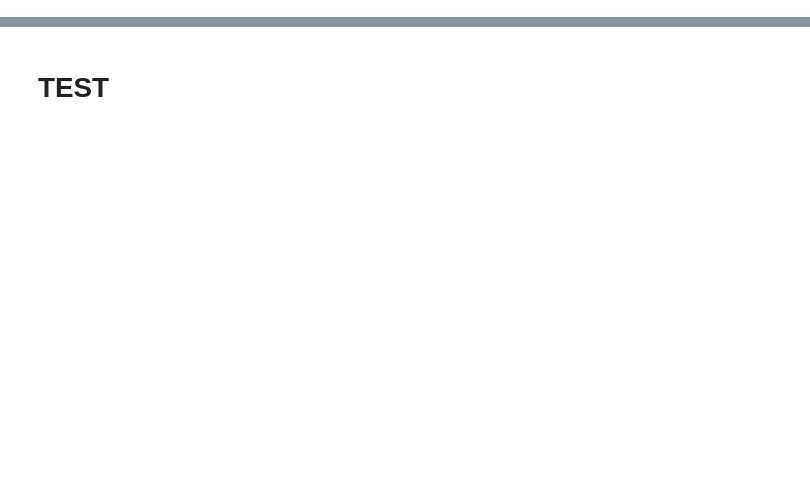
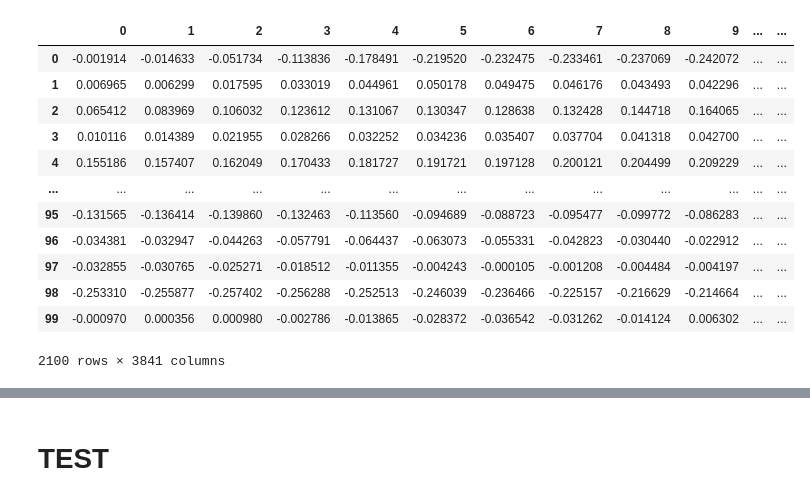
Before and after one commit to avocadopelvis/mental-workload, a Jupyter notebook: mental_load_data.ipynb, the cells around one changed output, grey strips where cells are left out. Saved outputs shown, nothing was run; the diff lists cells and outputs as text; code cells hidden in the pictures; blank space fills up the shorter version.

```diff
--- a/mental_load_data.ipynb
+++ b/mental_load_data.ipynb
@@ -9 +6,32 @@ final = []
+# %%
+def filter_signal(ecg_raw):
+  def bandpass(lowcut, highcut, order=5):
+          nyq = 0.5 * fs
+          low = lowcut / nyq
+          high = highcut / nyq
+          b, a = butter(order, [low, high], btype='band')
+          return b, a
+
+  fs = 256
+  lowcut = 0.1
+  highcut = 45
+  b,a = bandpass(lowcut,highcut)
+  # ecg_raw = data_arr
+  ecg_filter = lfilter(b, a, ecg_raw)
+
+  return ecg_filter
+
+def break_signal(ecg_filter):
+  m = 0
+  n = 3840
+
+  #gets 20 rows from a column
+  while n < 76801:
+    row = ecg_filter[m:n]
+    #append to final
+    final.append(row)
+    m += 3840
+    n += 3840
+
+  return final
 # %%
@@ -45,0 +108,16 @@ for folder in folders:
+# %%
+final_df
+# %% [output]
+|  | 0 | 1 | 2 | 3 | 4 | 5 | 6 | 7 | 8 | 9 | ... | ... |
+| 0 | -0.001914 | -0.014633 | -0.051734 | -0.113836 | -0.178491 | -0.219520 | -0.232475 | -0.233461 | -0.237069 | -0.242072 | ... | ... |
+| 1 | 0.006965 | 0.006299 | 0.017595 | 0.033019 | 0.044961 | 0.050178 | 0.049475 | 0.046176 | 0.043493 | 0.042296 | ... | ... |
+| 2 | 0.065412 | 0.083969 | 0.106032 | 0.123612 | 0.131067 | 0.130347 | 0.128638 | 0.132428 | 0.144718 | 0.164065 | ... | ... |
+| 3 | 0.010116 | 0.014389 | 0.021955 | 0.028266 | 0.032252 | 0.034236 | 0.035407 | 0.037704 | 0.041318 | 0.042700 | ... | ... |
+| 4 | 0.155186 | 0.157407 | 0.162049 | 0.170433 | 0.181727 | 0.191721 | 0.197128 | 0.200121 | 0.204499 | 0.209229 | ... | ... |
+| ... | ... | ... | ... | ... | ... | ... | ... | ... | ... | ... | ... | ... |
+| 95 | -0.131565 | -0.136414 | -0.139860 | -0.132463 | -0.113560 | -0.094689 | -0.088723 | -0.095477 | -0.099772 | -0.086283 | ... | ... |
+| 96 | -0.034381 | -0.032947 | -0.044263 | -0.057791 | -0.064437 | -0.063073 | -0.055331 | -0.042823 | -0.030440 | -0.022912 | ... | ... |
+| 97 | -0.032855 | -0.030765 | -0.025271 | -0.018512 | -0.011355 | -0.004243 | -0.000105 | -0.001208 | -0.004484 | -0.004197 | ... | ... |
+| 98 | -0.253310 | -0.255877 | -0.257402 | -0.256288 | -0.252513 | -0.246039 | -0.236466 | -0.225157 | -0.216629 | -0.214664 | ... | ... |
+| 99 | -0.000970 | 0.000356 | 0.000980 | -0.002786 | -0.013865 | -0.028372 | -0.036542 | -0.031262 | -0.014124 | 0.006302 | ... | ... |
+2100 rows × 3841 columns
```
Also changed, not shown: parts of 14 cells of this notebook.
